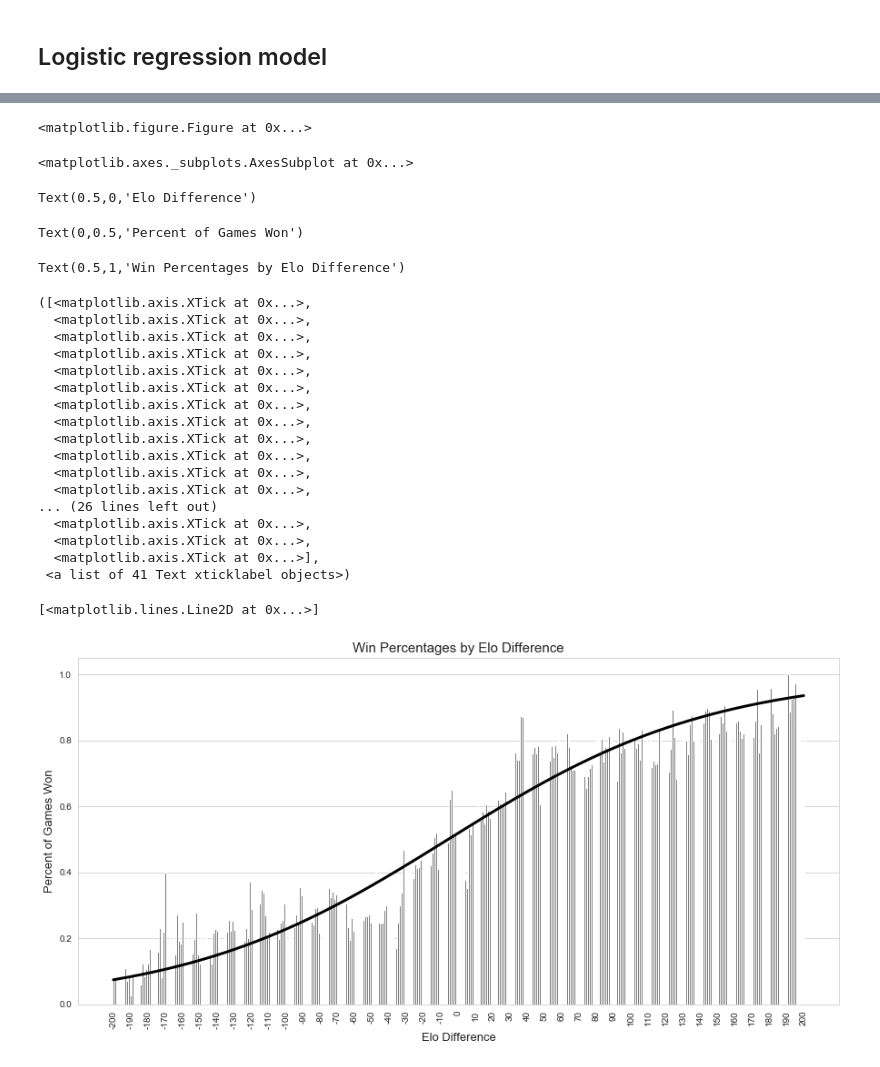
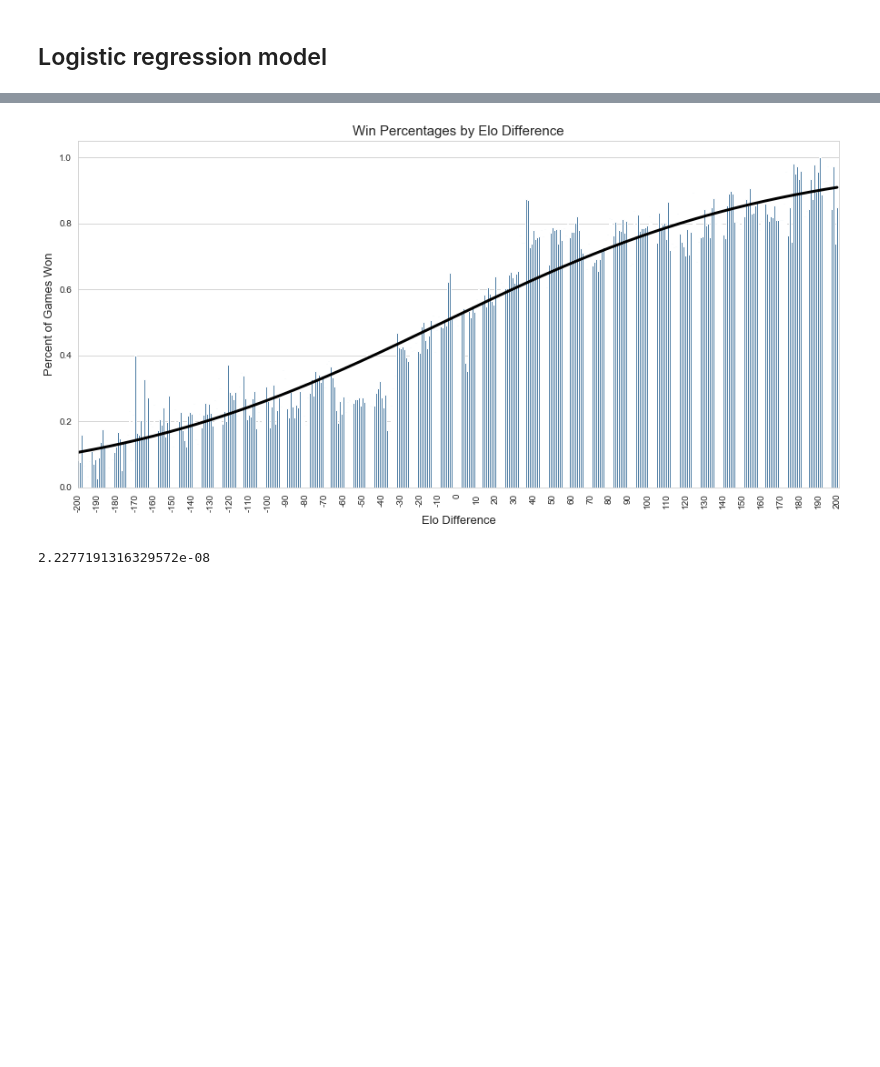
Before and after one commit to eonofrey/elo_analysis, a Jupyter notebook: elo_analysis.ipynb, the cells around one changed output, grey strips where cells are left out. Drawn from its saved outputs; the diff is of its cells as text; code cells hidden in the pictures; blank space fills up the shorter version.

```diff
--- a/elo_analysis.ipynb
+++ b/elo_analysis.ipynb
@@ -410,53 +344,36 @@ array([0.07421785, 0.07511686, 0.07602587, 0.07694497, 0.07787424,
 # %%
 elorange = 200
 
 data_trunc = data.loc[data['elo_diff'].between(-elorange, elorange)]
 grouped_trunc = data_trunc.groupby('elo_diff').mean()
 
 sns.set_style("whitegrid")
 plt.figure(figsize=(15, 7))
 
 sns.barplot(y= 'win',
             x=grouped_trunc.index,
             data=grouped_trunc,
-            color='gray'
+            color='steelblue'
            )
 
 plt.xlabel('Elo Difference', fontsize=13)
 plt.ylabel('Percent of Games Won', fontsize=13)
 plt.title('Win Percentages by Elo Difference', fontsize=15)
 plt.xticks(range(0, elorange*2 + int(elorange/20), int(elorange/20)),
            range(-elorange, elorange + int(elorange/20), int(elorange/20)),
            rotation=90)
 
+plt.xlim(0, 401)
+
 plt.plot(predictions[:,1],
          color='black',
          linewidth=3
          )
 
 plt.show()
 # %% [output]
-<matplotlib.figure.Figure at 0x...>
-<matplotlib.axes._subplots.AxesSubplot at 0x...>
-Text(0.5,0,'Elo Difference')
-Text(0,0.5,'Percent of Games Won')
-Text(0.5,1,'Win Percentages by Elo Difference')
-([<matplotlib.axis.XTick at 0x...>,
-  <matplotlib.axis.XTick at 0x...>,
-  <matplotlib.axis.XTick at 0x...>,
-  <matplotlib.axis.XTick at 0x...>,
-  <matplotlib.axis.XTick at 0x...>,
-  <matplotlib.axis.XTick at 0x...>,
-  <matplotlib.axis.XTick at 0x...>,
-  <matplotlib.axis.XTick at 0x...>,
-  <matplotlib.axis.XTick at 0x...>,
-  <matplotlib.axis.XTick at 0x...>,
-  <matplotlib.axis.XTick at 0x...>,
-  <matplotlib.axis.XTick at 0x...>,
-... (26 lines left out)
-  <matplotlib.axis.XTick at 0x...>,
-  <matplotlib.axis.XTick at 0x...>,
-  <matplotlib.axis.XTick at 0x...>],
- <a list of 41 Text xticklabel objects>)
-[<matplotlib.lines.Line2D at 0x...>]
-[figure, old version]
+[figure, new version]
+# %%
+get_prob(1240-2835)
+# %% [output]
+2.2277191316329572e-08
```
Also changed, not shown: parts of 13 cells of this notebook.
